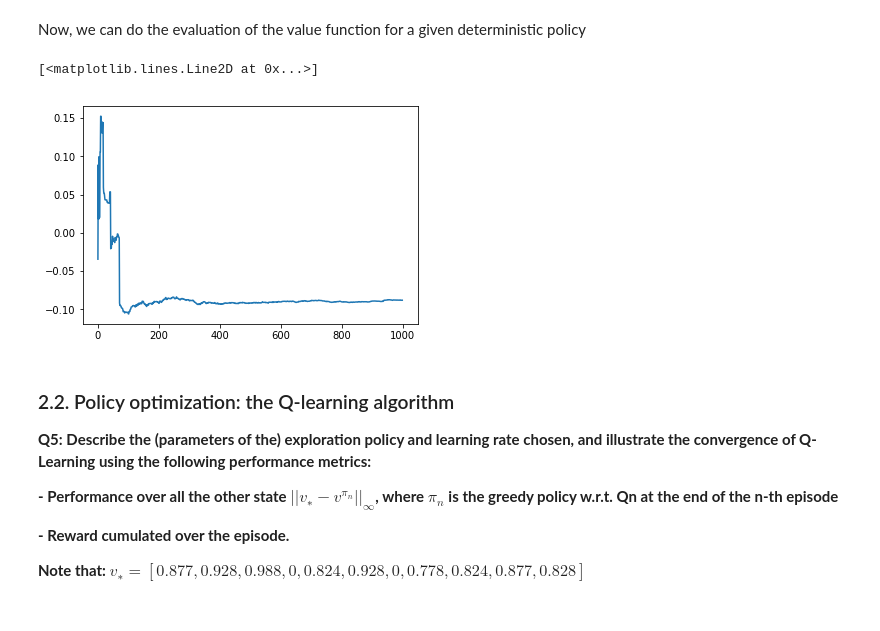
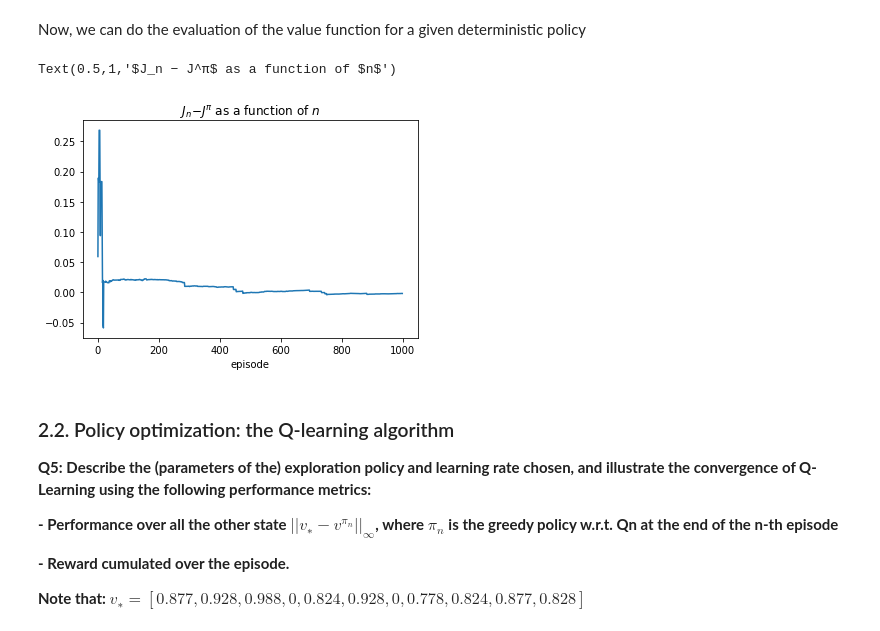
Before and after one commit to plguhur/MVA, a Jupyter notebook: TP-RL-1.ipynb, the cells around one changed output. Drawn from its saved outputs; the diff is of its cells as text; code cells hidden in the pictures.

```diff
--- a/TP-RL-1.ipynb
+++ b/TP-RL-1.ipynb
@@ -195,7 +195,7 @@ def _mc_simulations(env, policy, t_max=100, **kwargs):
     t = 0
     term = False
     rewards = []
-    states = []
+    states = [s]
     actions = []
     while t < t_max and not term:
         a = policy(env.state_actions[s], s, **kwargs)
@@ -234,6 +234,10 @@ def _find_trajectories(s, all_states):
     return trajectories
 
 def _discounted_reward(rewards, gamma=0.95):
+    """
+    >>> _discounted_reward([0, 0, -1])
+    -0.9025
+    """
     acc = 0.0
     for t in range(1, len(rewards)+1):
         acc += gamma**(t-1)*rewards[t-1]
@@ -249,35 +253,38 @@ def mc_value(env, policy, N=500, gamma=0.95, t_max=100, **kwargs):
     rewards, states, actions = [], [], []
 
     for n in range(N): # episodes
         episodes = _mc_simulations(env, policy, t_max=t_max, **kwargs)
         rewards.append(episodes[0])
         states.append(episodes[1])
         actions.append(episodes[2])
         values[n, :] = _mc_evaluation(rewards, states, actions, env.n_states, gamma=gamma)
     return values
 
 def ponderate_value(values, dist_mu):
     return values.dot(dist_mu)
 
 def policy(actions, state):
     if 0 in actions: # turn right
         return 0
     return 3 # go up
 
 # _, dist_mu = evaluate_dist_mu(env)
 n_values = 1000
 V = mc_value(env, policy, N=n_values)
 J = np.zeros(n_values)
 for n in range(n_values):
     J[n] = ponderate_value(V[n], dist_mu)
 
 Vpi = np.array([0.877,0.928,0.988,0,0.671,-0.994,0,-0.828,-0.877,-0.934,-0.994])
 Jpi = ponderate_value(Vpi, dist_mu)
 
+
 plt.plot(J-Jpi)
+plt.xlabel("episode")
+plt.title("$J_n − J^π$ as a function of $n$")
 # %% [output]
-[<matplotlib.lines.Line2D at 0x...>]
+Text(0.5,1,'$J_n − J^π$ as a function of $n$')
-[figure, old version]
+[figure, new version]
 # %% [markdown]
 ### 2.2. Policy optimization: the Q-learning algorithm
 
```
Also changed, not shown: parts of 6 cells of this notebook.
